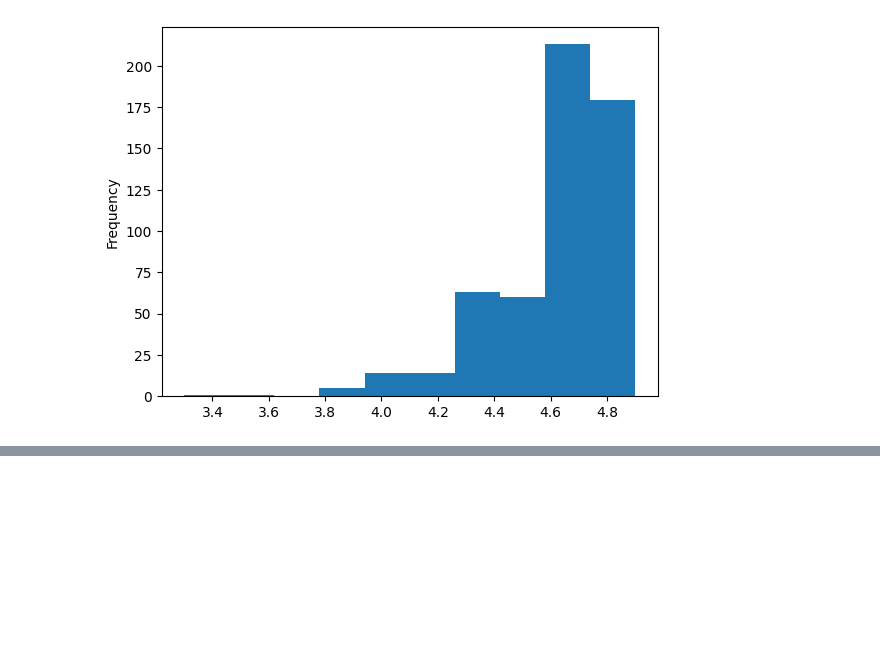
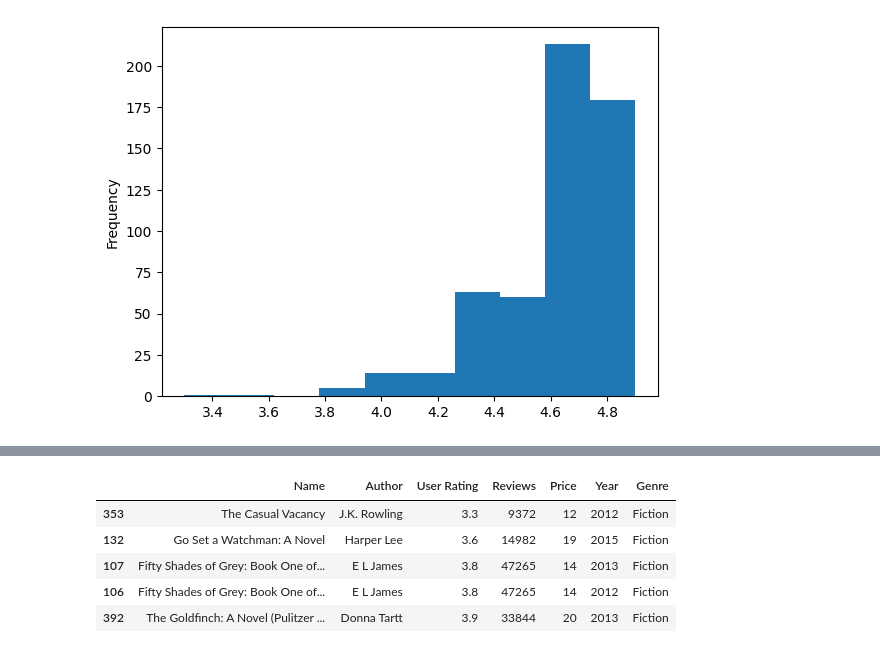
Before and after one commit to arashmjb/Best_Book_seller_2009_2019, a Jupyter notebook: sellers_project.ipynb, the cells around one changed output, grey strips where cells are left out. Saved outputs shown, nothing was run; the diff lists cells and outputs as text; code cells hidden in the pictures; blank space fills up the shorter version.

```diff
--- a/sellers_project.ipynb
+++ b/sellers_project.ipynb
@@ -212,0 +270,10 @@ sellers["User Rating"].plot(kind = "hist")
+# %%
+# 5 Fiction Books that have the lowest User Rating
+sellers[(sellers["Genre"] == "Fiction")].sort_values("User Rating").head()
+# %% [output]
+|  | Name | Author | User Rating | Reviews | Price | Year | Genre |
+| 353 | The Casual Vacancy | J.K. Rowling | 3.3 | 9372 | 12 | 2012 | Fiction |
+| 132 | Go Set a Watchman: A Novel | Harper Lee | 3.6 | 14982 | 19 | 2015 | Fiction |
+| 107 | Fifty Shades of Grey: Book One of... | E L James | 3.8 | 47265 | 14 | 2013 | Fiction |
+| 106 | Fifty Shades of Grey: Book One of... | E L James | 3.8 | 47265 | 14 | 2012 | Fiction |
+| 392 | The Goldfinch: A Novel (Pulitzer ... | Donna Tartt | 3.9 | 33844 | 20 | 2013 | Fiction |
```
Also changed, not shown: parts of 7 cells of this notebook.
